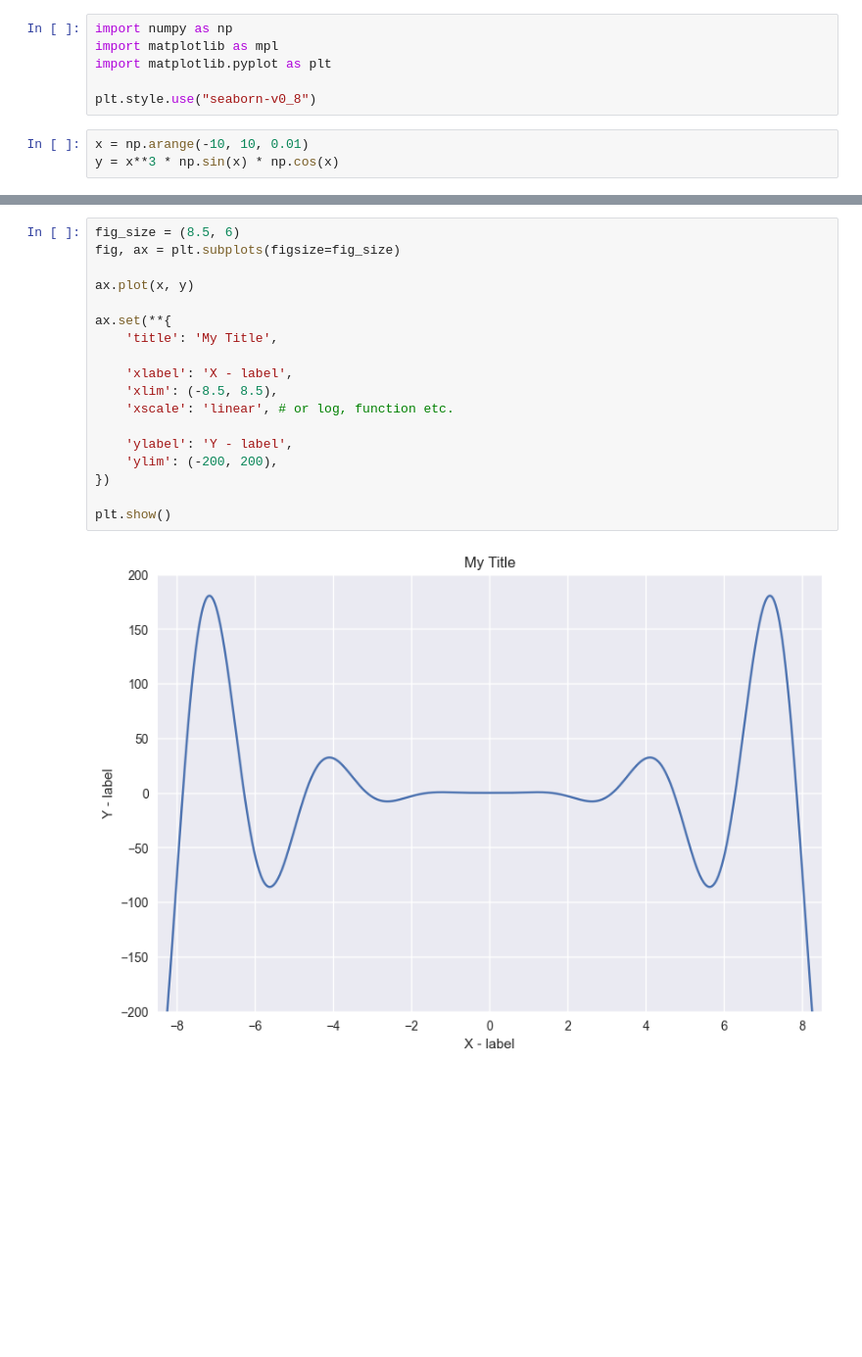
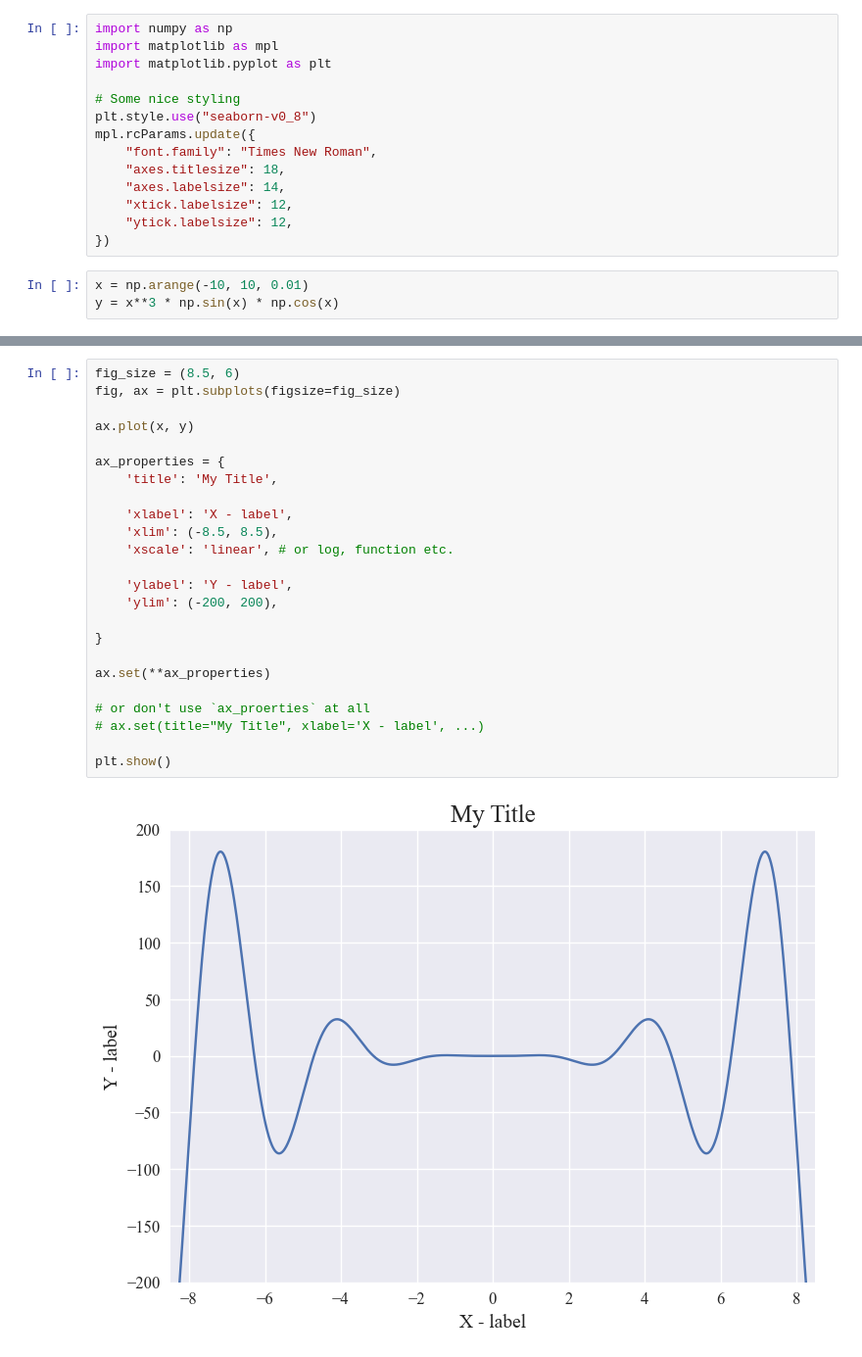
Before and after one commit to s-shifat/code-snippets, a Jupyter notebook: docs/python/plotting/notebooks/most_frequent_mpl_snippets.ipynb, the cells around one changed output, grey strips where cells are left out. Shown at 98% size. Cells and saved outputs as stored; diff of their text form; blank space fills up the shorter version.

```diff
--- a/docs/python/plotting/notebooks/most_frequent_mpl_snippets.ipynb
+++ b/docs/python/plotting/notebooks/most_frequent_mpl_snippets.ipynb
@@ -5,7 +5,15 @@ import numpy as np
 import matplotlib as mpl
 import matplotlib.pyplot as plt
 
+# Some nice styling
 plt.style.use("seaborn-v0_8")
+mpl.rcParams.update({
+    "font.family": "Times New Roman",
+    "axes.titlesize": 18,
+    "axes.labelsize": 14,
+    "xtick.labelsize": 12,
+    "ytick.labelsize": 12,
+})
 # %%
 x = np.arange(-10, 10, 0.01)
 y = x**3 * np.sin(x) * np.cos(x)
@@ -17,20 +27,26 @@ To see what other parameters can be set. visit [`matplotlib.axes.Axes.set`](http
 # %%
 fig_size = (8.5, 6)
 fig, ax = plt.subplots(figsize=fig_size)
 
 ax.plot(x, y)
 
-ax.set(**{
+ax_properties = {
     'title': 'My Title',
 
     'xlabel': 'X - label',
     'xlim': (-8.5, 8.5),
     'xscale': 'linear', # or log, function etc.
 
     'ylabel': 'Y - label',
     'ylim': (-200, 200),
-})
+
+}
+
+ax.set(**ax_properties)
+
+# or don't use `ax_proerties` at all
+# ax.set(title="My Title", xlabel='X - label', ...)
 
 plt.show()
 # %% [output]
-[figure, old version]
+[figure, new version]
```
Also changed, not shown: parts of 2 cells of this notebook, 2 other files.
